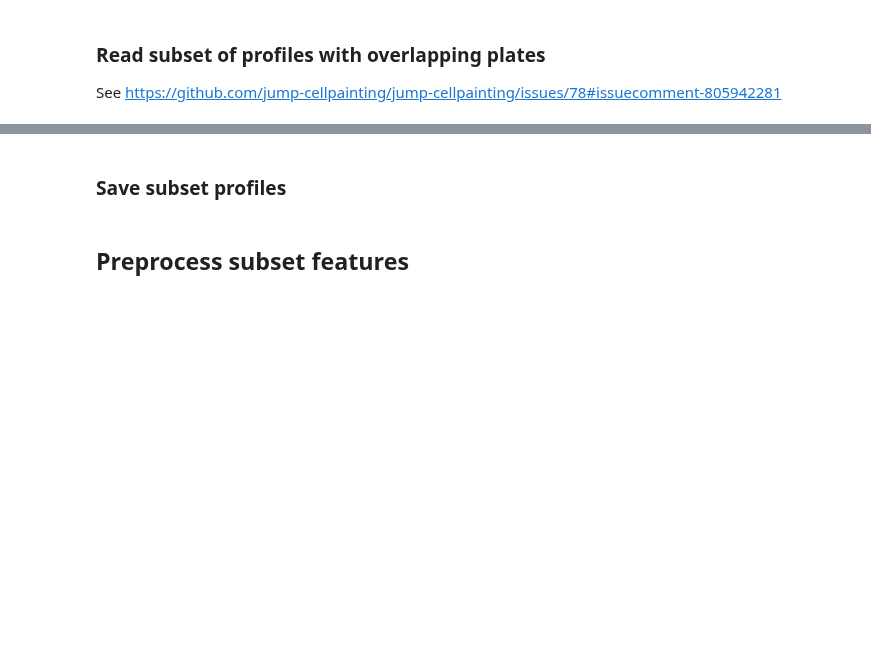
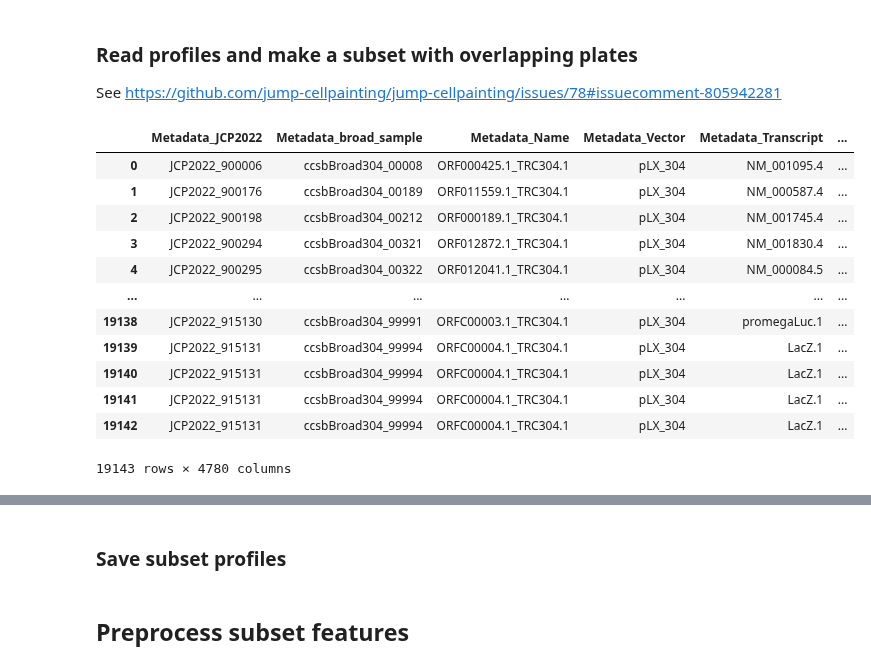
Before and after one commit to broadinstitute/position-effect-correction, a Jupyter notebook: 1.load/4_preprocess_subset.ipynb, the cells around one changed output, grey strips where cells are left out. Cells and saved outputs as stored; diff of their text form; code cells hidden in the pictures; blank space fills up the shorter version.

```diff
--- a/1.load/4_preprocess_subset.ipynb
+++ b/1.load/4_preprocess_subset.ipynb
@@ -9,10 +8,25 @@ from load import load_config, read_config_data
 from preprocess import preprocess_profiles
 from plot_utils import plot_unique_value_hist
 # %% [markdown]
-### Read subset of profiles with overlapping plates
+### Read profiles and make a subset with overlapping plates
 
 See https://github.com/jump-cellpainting/jump-cellpainting/issues/78#issuecomment-805942281
 # %%
 subset_cfg = load_config("../configs/subset/overlap_orfs.yaml")
-ann_df = read_config_data(subset_cfg["overlap_orfs"])
+subset_ann_df = read_config_data(subset_cfg["overlap_orfs"])
+subset_ann_df
+# %% [output]
+|  | Metadata_JCP2022 | Metadata_broad_sample | Metadata_Name | Metadata_Vector | Metadata_Transcript | ... |
+| 0 | JCP2022_900006 | ccsbBroad304_00008 | ORF000425.1_TRC304.1 | pLX_304 | NM_001095.4 | ... |
+| 1 | JCP2022_900176 | ccsbBroad304_00189 | ORF011559.1_TRC304.1 | pLX_304 | NM_000587.4 | ... |
+| 2 | JCP2022_900198 | ccsbBroad304_00212 | ORF000189.1_TRC304.1 | pLX_304 | NM_001745.4 | ... |
+| 3 | JCP2022_900294 | ccsbBroad304_00321 | ORF012872.1_TRC304.1 | pLX_304 | NM_001830.4 | ... |
+| 4 | JCP2022_900295 | ccsbBroad304_00322 | ORF012041.1_TRC304.1 | pLX_304 | NM_000084.5 | ... |
+| ... | ... | ... | ... | ... | ... | ... |
+| 19138 | JCP2022_915130 | ccsbBroad304_99991 | ORFC00003.1_TRC304.1 | pLX_304 | promegaLuc.1 | ... |
+| 19139 | JCP2022_915131 | ccsbBroad304_99994 | ORFC00004.1_TRC304.1 | pLX_304 | LacZ.1 | ... |
+| 19140 | JCP2022_915131 | ccsbBroad304_99994 | ORFC00004.1_TRC304.1 | pLX_304 | LacZ.1 | ... |
+| 19141 | JCP2022_915131 | ccsbBroad304_99994 | ORFC00004.1_TRC304.1 | pLX_304 | LacZ.1 | ... |
+| 19142 | JCP2022_915131 | ccsbBroad304_99994 | ORFC00004.1_TRC304.1 | pLX_304 | LacZ.1 | ... |
+19143 rows × 4780 columns
 # %%
```
Also changed, not shown: parts of 9 cells of this notebook, 2 other files.
